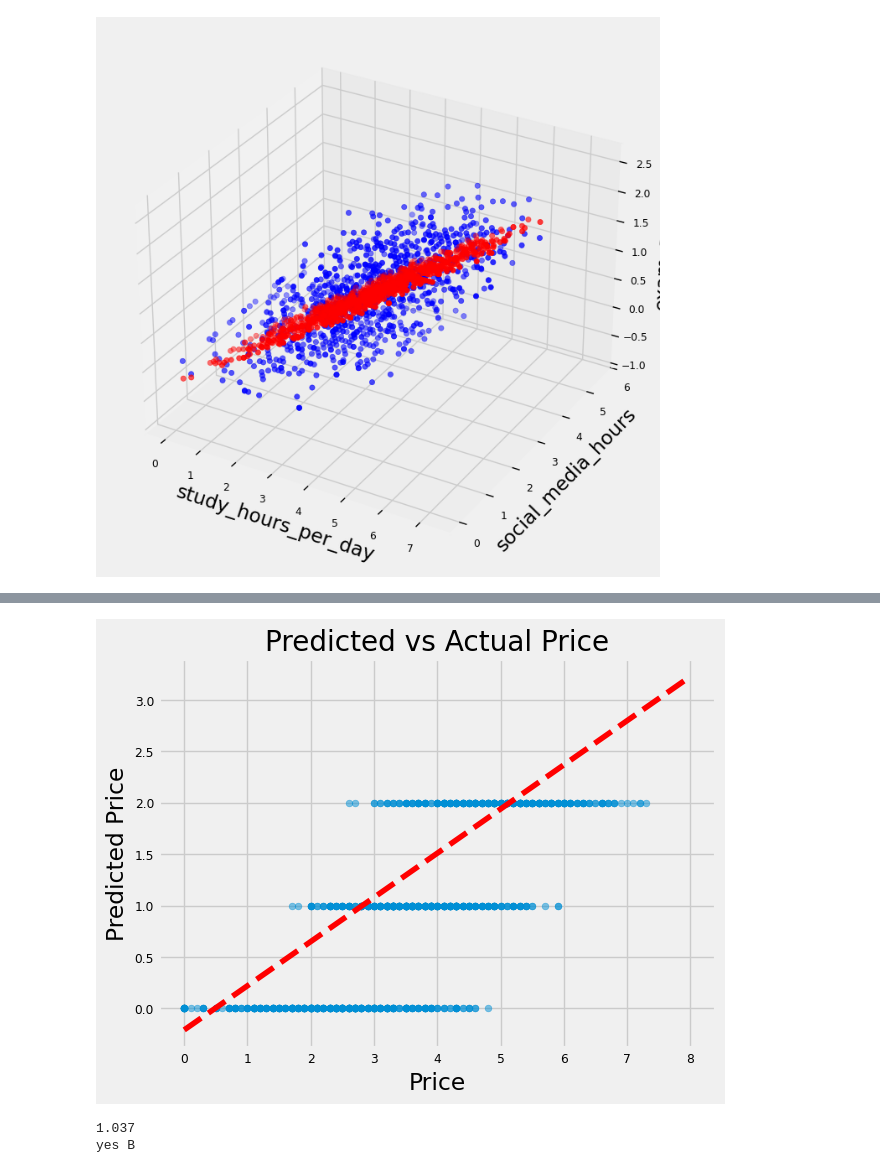
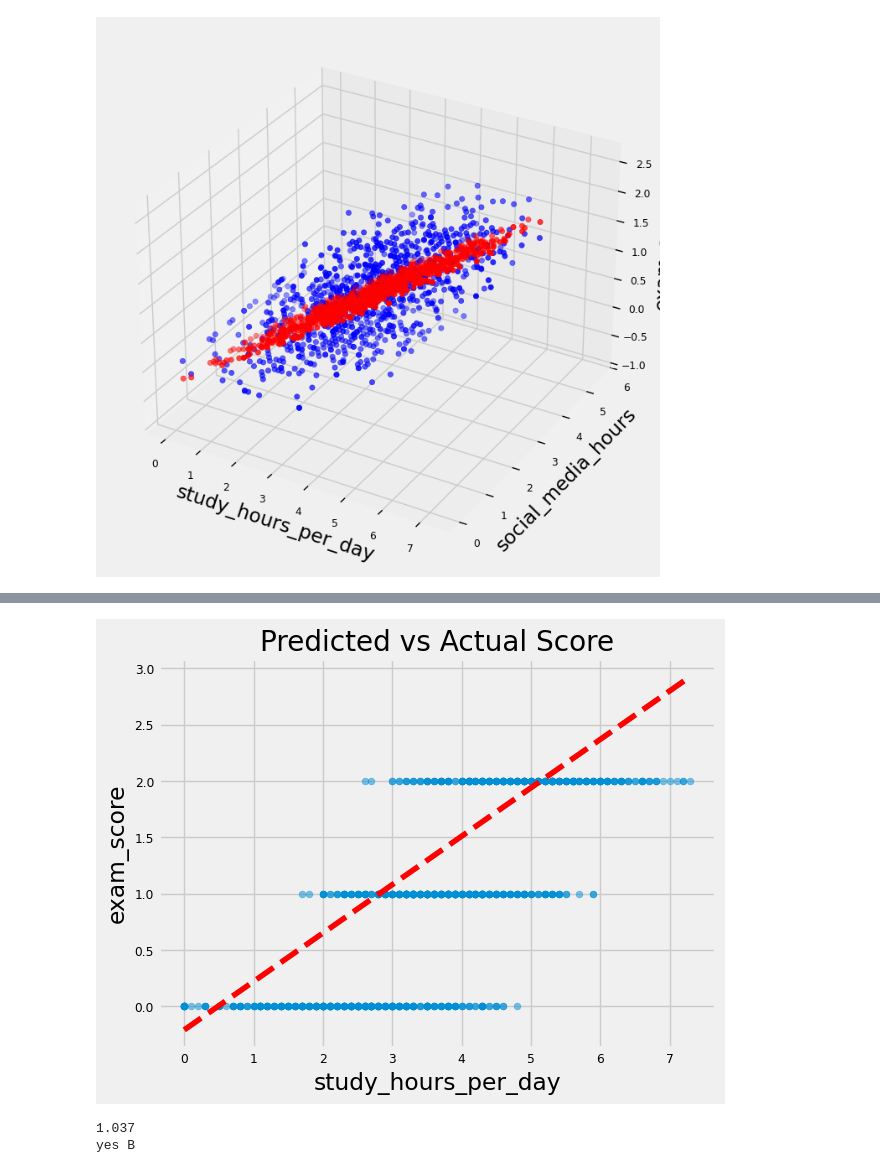
Before and after one commit to GordStep/lab-work-Linear-regression, a Jupyter notebook: source/main.ipynb, the cells around one changed output, grey strips where cells are left out. Drawn from its saved outputs; the diff is of its cells as text; code cells hidden in the pictures.

```diff
--- a/source/main.ipynb
+++ b/source/main.ipynb
@@ -455,24 +474,24 @@ Notes:
 # %%
 # Predicted vs Actual Plot
 
 x_st = data_cleaned['study_hours_per_day']
 y_ex = data_cleaned['exam_score']
 
 plt.scatter(x_st, y_ex, alpha=0.5)
-plt.xlabel('Price')
-plt.ylabel('Predicted Price')
-plt.title('Predicted vs Actual Price')
+plt.xlabel('study_hours_per_day')
+plt.ylabel('exam_score')
+plt.title('Predicted vs Actual Score')
 
 const = -0.21
 x1 = 0.43
 
-x_ = np.linspace(0, 8, 100)
+x_ = np.linspace(0, max(x_st), 100)
 y_ = const + x_ * x1
 
 plt.plot(x_, y_, 'r--', lw=4)
 plt.show()
 # %% [output]
-[figure, old version]
+[figure, new version]
 # %%
 x_cel = 2.9
 y_predred = const + x_cel * x1
```
Also changed, not shown: parts of 11 cells of this notebook.
